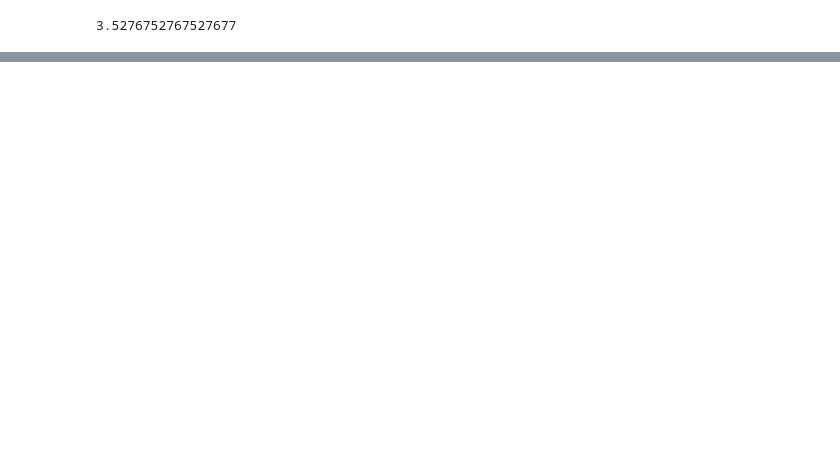
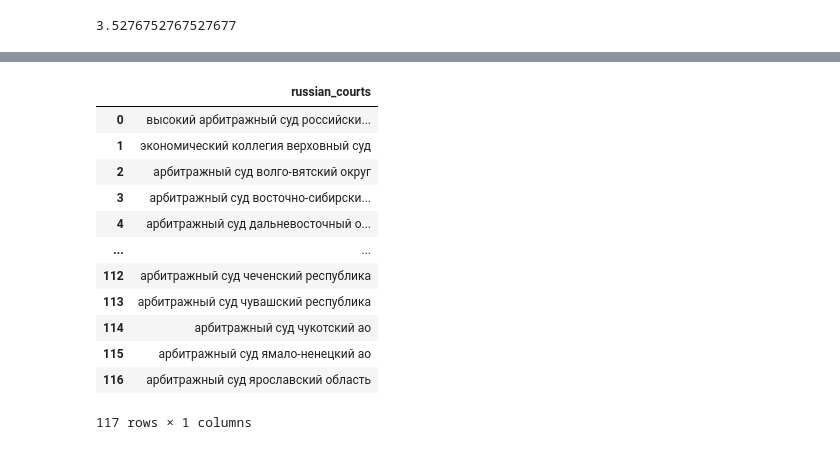
Before and after one commit to martin-kosiik/scraping-court-cases, a Jupyter notebook: extract_foreign_courts.ipynb, the cells around one changed output, grey strips where cells are left out. Saved outputs shown, nothing was run; the diff lists cells and outputs as text; code cells hidden in the pictures; blank space fills up the shorter version.

Commit message:
unique courts dataset

```diff
--- a/extract_foreign_courts.ipynb
+++ b/extract_foreign_courts.ipynb
@@ -206,0 +240,7 @@ courts_list = [find_courts(nlp_doc) for nlp_doc in stanza_docs_list]
+# %%
+from pymystem3 import Mystem
+#text = "Красивая мама красиво мыла раму"
+m = Mystem()
+#>>> lemmas = m.lemmatize(text)
+#>>> print(''.join(lemmas))
+courts_list_flat_lem = [''.join(m.lemmatize(text)) for text in courts_list_flat]
@@ -283,5 +302,22 @@ courts_list
 # %%
 russian_courts_df = pd.read_excel("drive/My Drive/data/russian_courts.xlsx")
-russian_courts_df['russian_courts'] = russian_courts_df.russian_courts.str.replace('\s\(.+\)', '')
+russian_courts_df['russian_courts'] = russian_courts_df.russian_courts.str.replace('\s\(.+\)', '').str.lower()
+russian_courts_df['russian_courts'] = russian_courts_df['russian_courts'].apply(lambda x: ''.join(m.lemmatize(x))).str.replace('\n', '')
+# %%
+russian_courts_df
+# %% [output]
+|  | russian_courts |
+| 0 | высокий арбитражный суд российски... |
+| 1 | экономический коллегия верховный суд |
+| 2 | арбитражный суд волго-вятский округ |
+| 3 | арбитражный суд восточно-сибирски... |
+| 4 | арбитражный суд дальневосточный о... |
+| ... | ... |
+| 112 | арбитражный суд чеченский республика |
+| 113 | арбитражный суд чувашский республика |
+| 114 | арбитражный суд чукотский ао |
+| 115 | арбитражный суд ямало-ненецкий ао |
+| 116 | арбитражный суд ярославский область |
+117 rows × 1 columns
 # %%
 import fuzzymatcher
```
Also changed, not shown: parts of 13 cells of this notebook.
